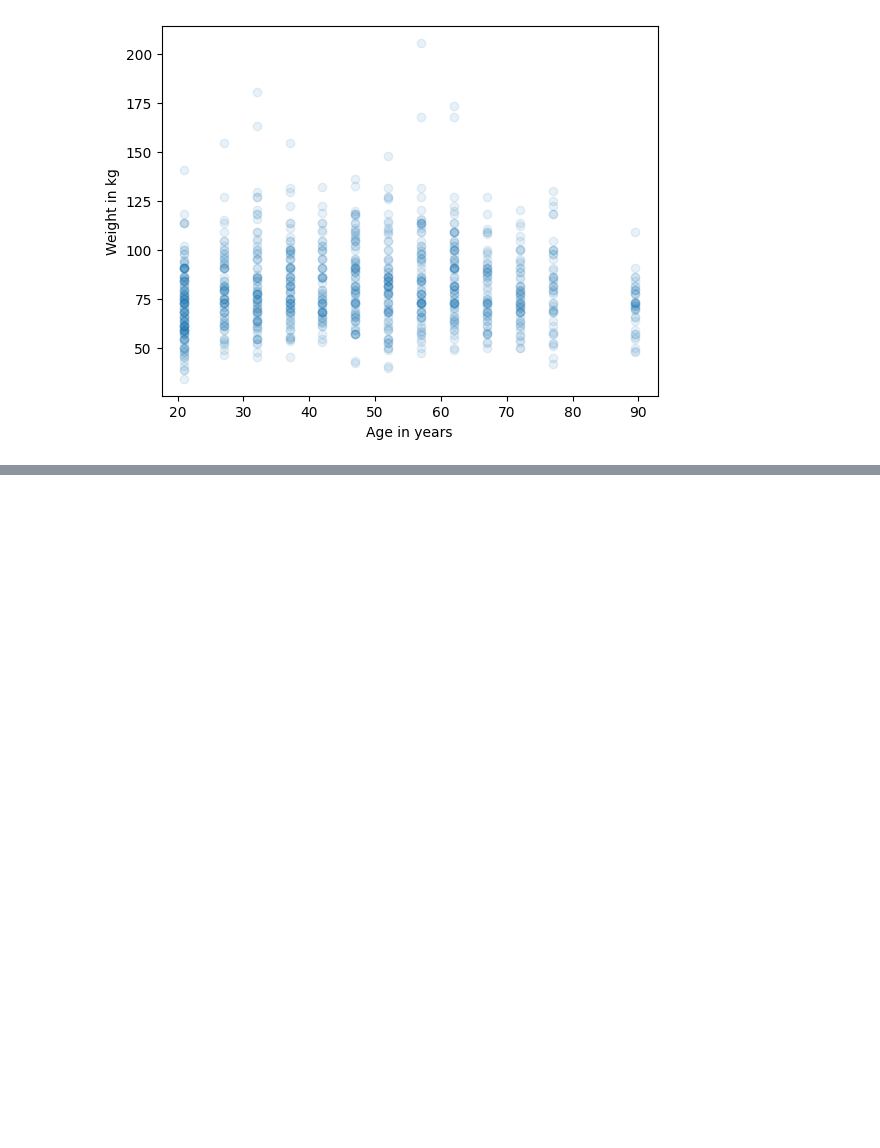
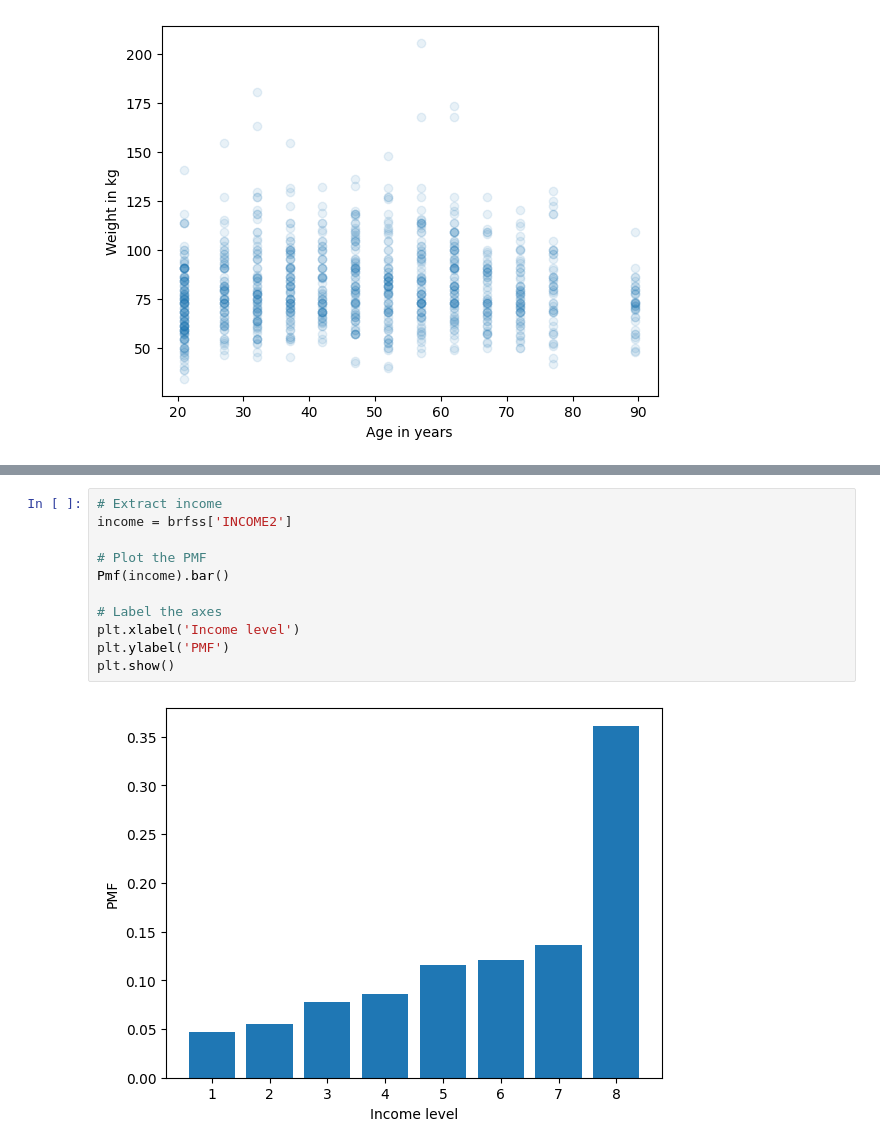
Before and after one commit to yazanhannun/Exploratory-Data-Analysis-in-Python, a Jupyter notebook: 3_ Relationships.ipynb, the cells around one changed output, grey strips where cells are left out. Cells and saved outputs as stored; diff of their text form; blank space fills up the shorter version.

```diff
--- a/3_ Relationships.ipynb
+++ b/3_ Relationships.ipynb
@@ -152,0 +198,13 @@ plt.show()
+# %%
+# Extract income
+income = brfss['INCOME2']
+
+# Plot the PMF
+Pmf(income).bar()
+
+# Label the axes
+plt.xlabel('Income level')
+plt.ylabel('PMF')
+plt.show()
+# %% [output]
+[figure, added]
```
Also changed, not shown: parts of 10 cells of this notebook.
